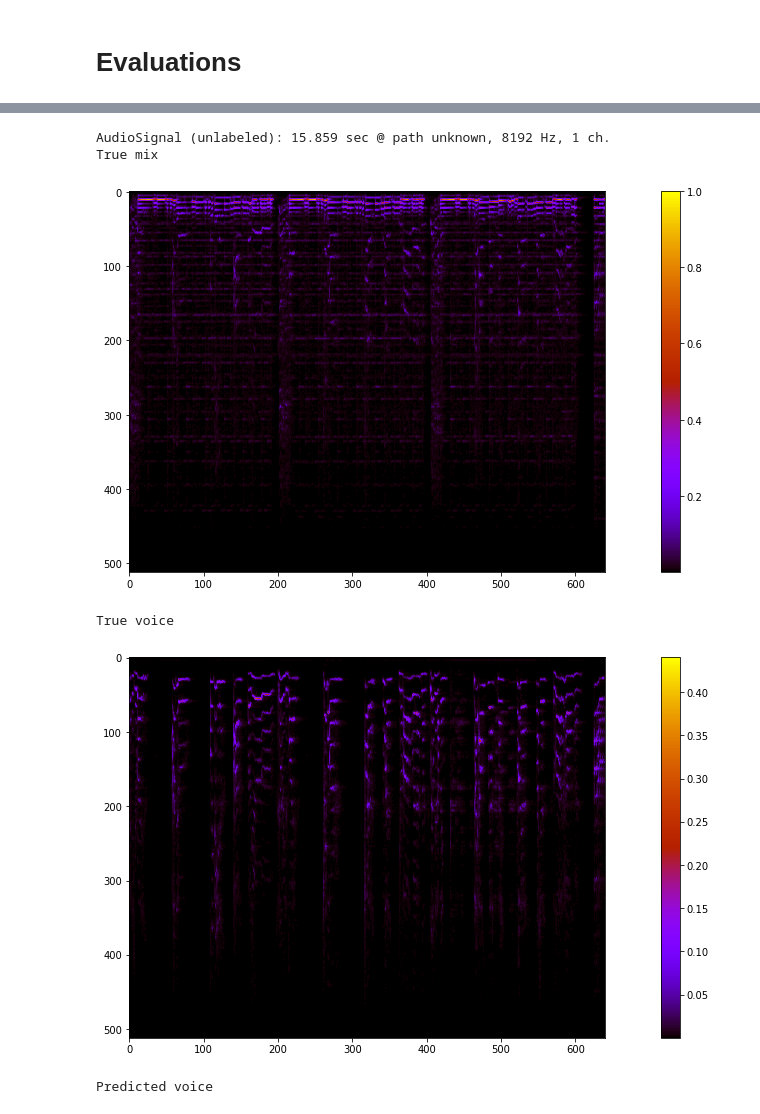
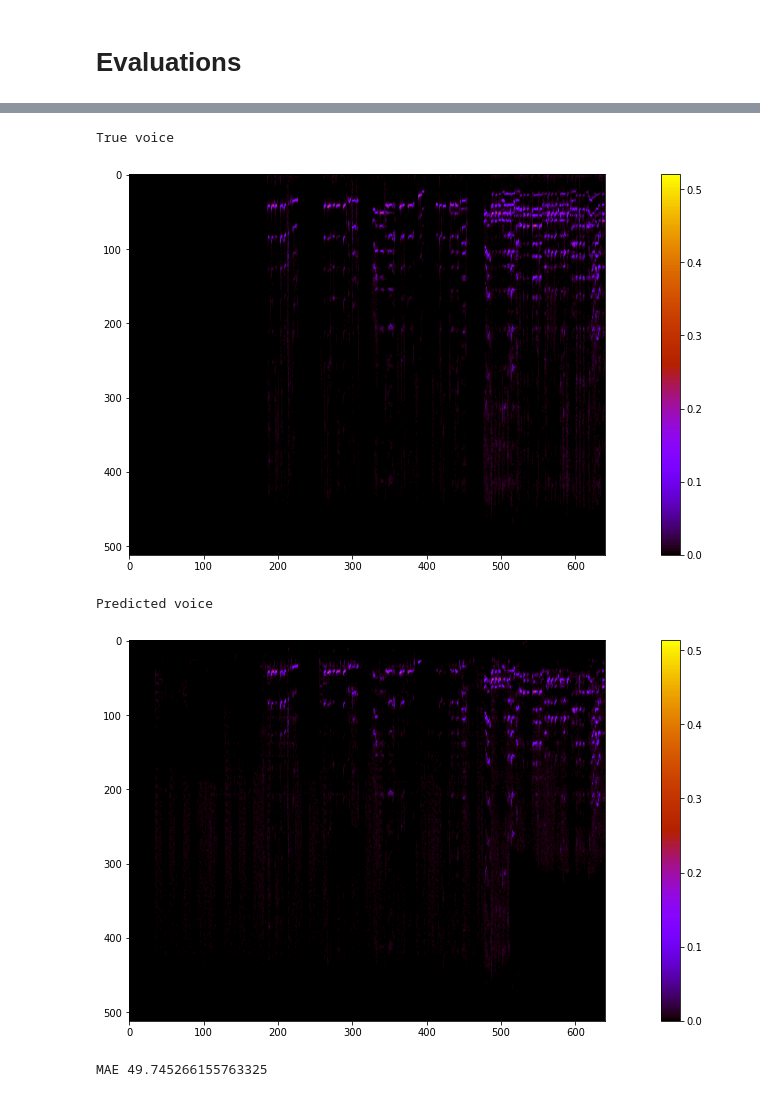
Before and after one commit to MickaRiv/ProjetDatascientest-VoiceSeparator, a Jupyter notebook: notebooks/U_Net.ipynb, the cells around one changed output, grey strips where cells are left out. Drawn from its saved outputs; the diff is of its cells as text; code cells hidden in the pictures.

```diff
--- a/notebooks/U_Net.ipynb
+++ b/notebooks/U_Net.ipynb
@@ -72,15 +72,15 @@ musdb_test = get_musdb_data(gather_accompaniment=True,folder=path,subfolder="tes
 # %% [markdown]
 Ces variables sont des hooks dataset, et pas directement l'entièreté des données (pour ne pas exploser la RAM). Il est possible d'accéder aux items du dataset par le getitem python classique : `musdb[i]`.
 # %%
-for i in range(3):
+for i in range(1):
   plt.figure(figsize=(12,4))
 
   plt.subplot(121)
-  nussl.core.utils.visualize_spectrogram(musdb[i]['mix'],y_axis='log')
+  nussl.core.utils.visualize_spectrogram(musdb_train[i]['mix'],y_axis='log')
   plt.colorbar(format='%+2.0f dB')
 
   plt.subplot(122)
-  nussl.core.utils.visualize_spectrogram(musdb[i]['mix'],y_axis="mel")
+  nussl.core.utils.visualize_spectrogram(musdb_train[i]['sources']["vocals"],y_axis="mel")
   plt.colorbar(format='%+2.0f dB')
   plt.ylabel("mel")
   plt.tight_layout()
@@ -133,6 +133,13 @@ for npiste in range(npistes):
   magmix /= norm
   magvoice /= norm
 
+# max  voix en fonctio du temps
+  maxtvoice=np.max(magvoice, axis=0)
+  maxtvoice=10*np.log(maxtvoice+1e-10)
+  db_cutoff=-20
+  tmask=np.where(maxtvoice  < db_cutoff, 0, 1)
+
+
 # concatenation
   k=k+1
   print("processing:",k)
@@ -140,11 +147,12 @@ for npiste in range(npistes):
     X_mix   =magmix
     X_voice =magvoice
     phase   =phasemix
+    h_voice =tmask
   else:
     X_mix  =np.append(X_mix,magmix,axis=1)
     X_voice=np.append(X_voice,magvoice,axis=1)
     phase  =np.append(phase,phasemix,axis=1)
-
+    h_voice =np.append(h_voice,tmask)
 
 nfreq=X_mix.shape[0]
 
@@ -159,10 +167,12 @@ print('Data set: ',nimages, 'training images with size',nfreq,'x',patch_size)
 X_mix_resized  =X_mix  [:,:newsize]
 X_voice_resized=X_voice[:,:newsize]
 phase_resized=phase[:,:newsize]
+h_voice_resized=h_voice[:newsize]
 
 X_mix=np.array(np.split(X_mix_resized, nimages, axis=1))    # découpage
 X_voice=np.array(np.split(X_voice_resized, nimages, axis=1))
 phase=np.array(np.split(phase_resized, nimages, axis=1))
+h_voice=np.array(np.split(h_voice_resized, nimages))
 
 X_mix=np.expand_dims(X_mix,axis=3) # rajout d'une dimension (canal)
 X_voice=np.expand_dims(X_voice,axis=3)
@@ -292,36 +440,21 @@ Epoch 30/30
 # %%
-# essai de sortie d'une prédiction à écouter
+# perfo séparation
 
-
-
-mag_test=X_mix[0,:,:,0]
-#mag_test=unet.predict(X_mix[0,:,:,:].reshape(-1,nfreq,nphase,1))
-phase_test=phase[0,:,:]
-spec=mag_test * phase_test
-y = librosa.istft(spec, window_length,hop_length)
-signal = nussl.AudioSignal(audio_data_array=y, sample_rate=freq)
-signal.embed_audio()
-print(signal)
-
-print("True mix")
+print("True voice")
 plt.figure(figsize=(20,7))
-mix_to_plot = np.concatenate([X_mix[i] for i in range(5)],axis=1)
+mix_to_plot = np.concatenate([X_voice_test[i] for i in range(5)],axis=1)
 plt.imshow(mix_to_plot[:,:,0],cmap="gnuplot")
 plt.colorbar()
 plt.show()
 
-print("True voice")
-plt.figure(figsize=(20,7))
-mix_to_plot = np.concatenate([X_voice[i] for i in range(5)],axis=1)
-plt.imshow(mix_to_plot[:,:,0],cmap="gnuplot")
-plt.colorbar()
-plt.show()
-
-ytest = unet.predict(X_mix[0:10].reshape(-1,nfreq,nframes,1))
+ytest = unet.predict(X_mix_test.reshape(-1,nfreq,nframes,1))[0]
 print("Predicted voice")
 plt.figure(figsize=(20,7))
 mix_to_plot = np.concatenate([ytest[i] for i in range(5)],axis=1)
 plt.imshow(mix_to_plot[:,:,0],cmap="gnuplot")
 plt.colorbar()
 plt.show()
+
+
+print('MAE',abs(ytest-X_voice_test).sum()/mix_to_plot.shape[1])
 # %% [output]
@@ -329,6 +461,5 @@ plt.show()
-AudioSignal (unlabeled): 15.859 sec @ path unknown, 8192 Hz, 1 ch.
-True mix
+True voice
-[figure, old version]
+[figure, new version]
-True voice
+Predicted voice
-[figure, old version]
+[figure, new version]
-Predicted voice
+MAE 49.745266155763325
```
Also changed, not shown: parts of 7 cells of this notebook.
